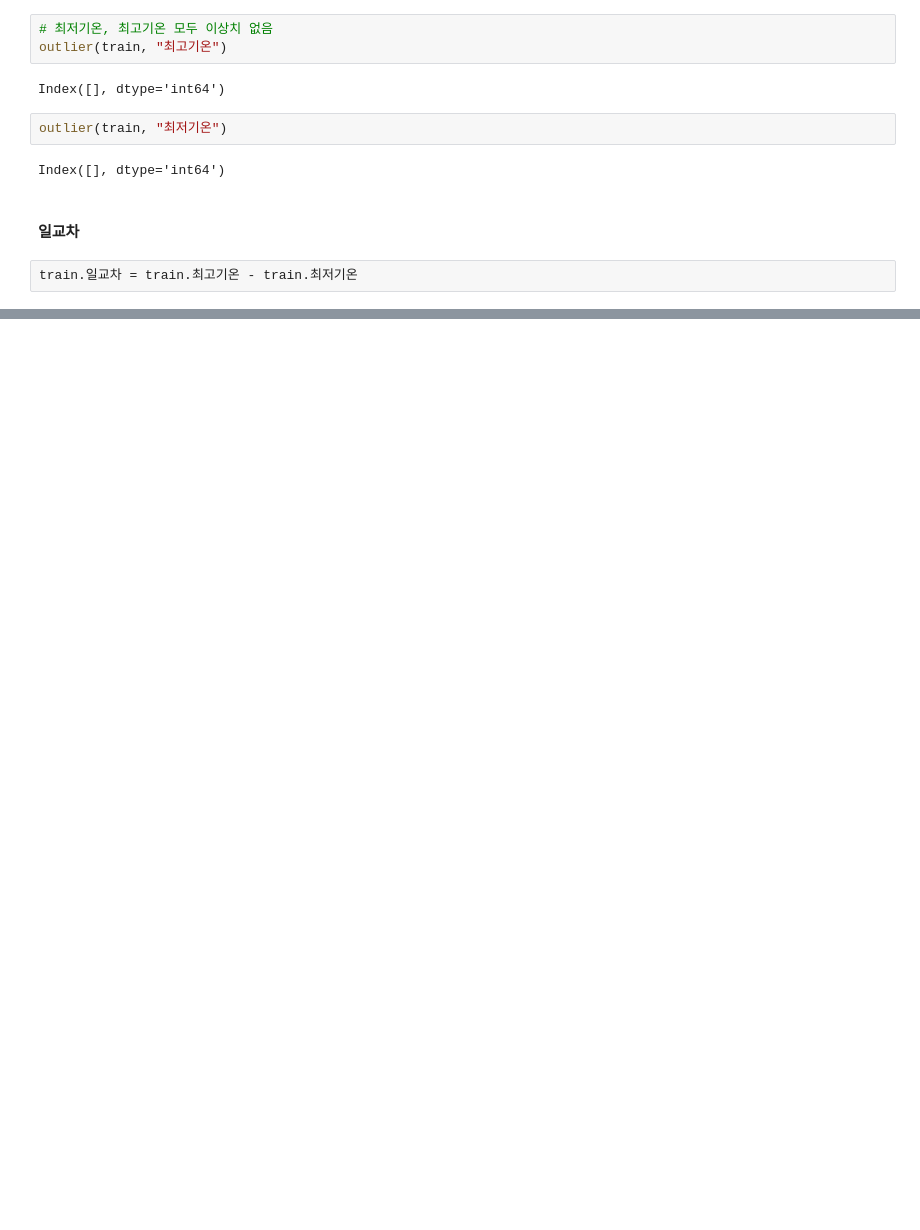
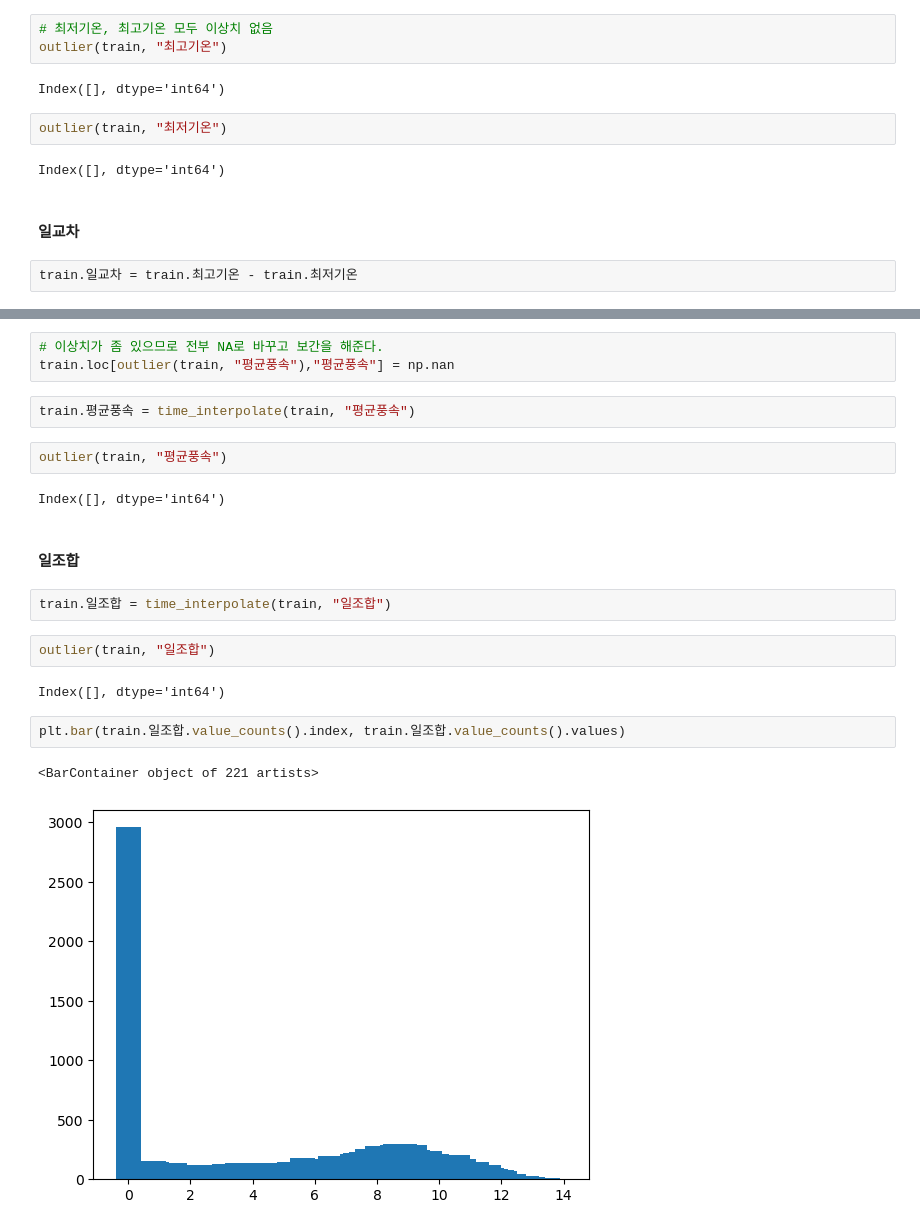
Before and after one commit to p-jiho/Temperatures_prediction, a Jupyter notebook: EDA.ipynb, the cells around one changed output, grey strips where cells are left out. Saved outputs shown, nothing was run; the diff lists cells and outputs as text; blank space fills up the shorter version.

```diff
--- a/EDA.ipynb
+++ b/EDA.ipynb
@@ -344,0 +302,22 @@ Name: 강수량, Length: 23011, dtype: float64
+# %%
+# 이상치가 좀 있으므로 전부 NA로 바꾸고 보간을 해준다.
+train.loc[outlier(train, "평균풍속"),"평균풍속"] = np.nan
+# %%
+train.평균풍속 = time_interpolate(train, "평균풍속")
+# %%
+outlier(train, "평균풍속")
+# %% [output]
+Index([], dtype='int64')
+# %% [markdown]
+#### 일조합
+# %%
+train.일조합 = time_interpolate(train, "일조합")
+# %%
+outlier(train, "일조합")
+# %% [output]
+Index([], dtype='int64')
+# %%
+plt.bar(train.일조합.value_counts().index, train.일조합.value_counts().values)
+# %% [output]
+<BarContainer object of 221 artists>
+[figure, added]
```
Also changed, not shown: parts of 29 cells of this notebook.
